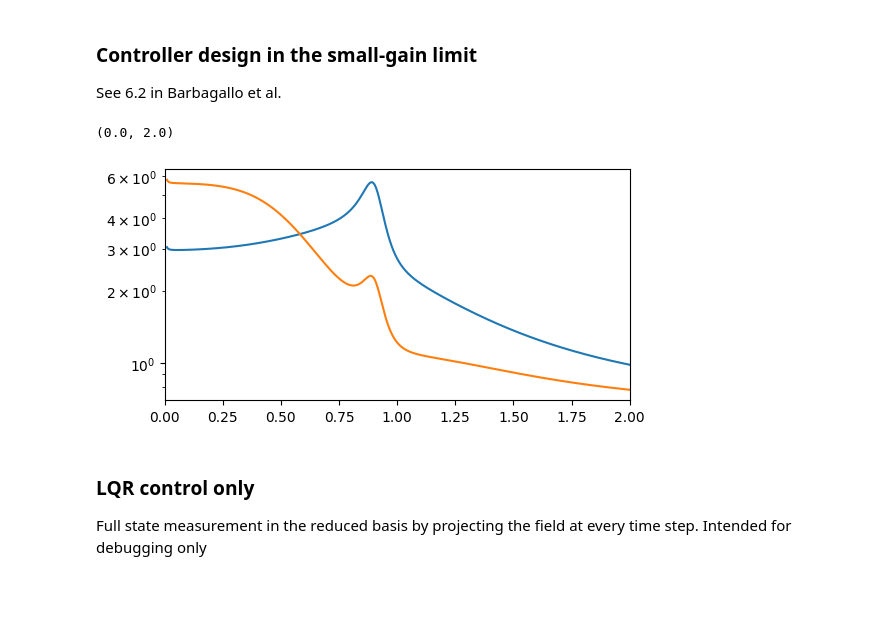
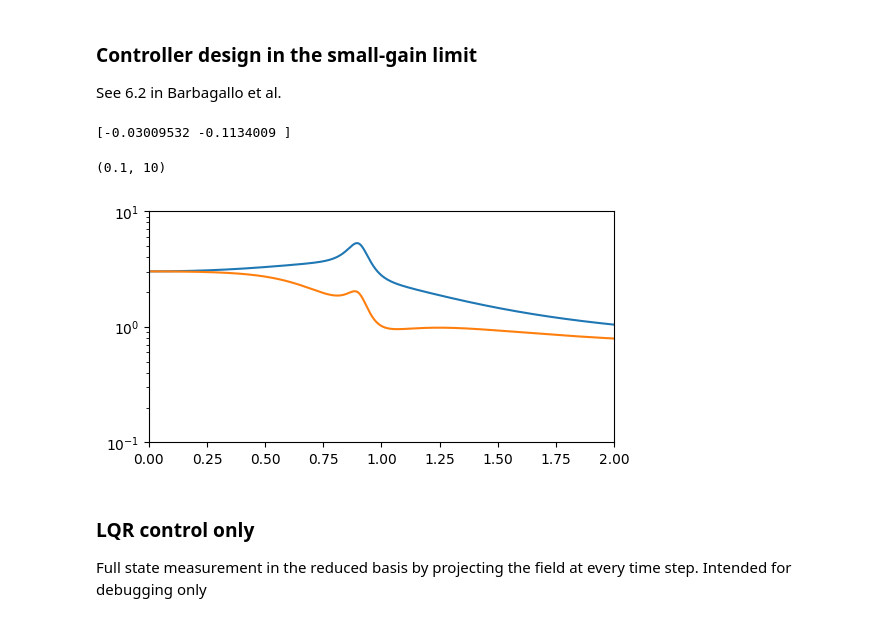
Before and after one commit to dynamicslab/hydrogym, a Jupyter notebook: examples/cylinder/model_reduction/bpod.ipynb, the cells around one changed output. Saved outputs shown, nothing was run; the diff lists cells and outputs as text; code cells hidden in the pictures; blank space fills up the shorter version.

Commit message:
Fix LQR for BPOD model

```diff
--- a/examples/cylinder/model_reduction/bpod.ipynb
+++ b/examples/cylinder/model_reduction/bpod.ipynb
@@ -177,7 +191,7 @@ ax[1].set_xlim([0, 20])
 V_bpod = []   # direct modes: X @ T.T @ S ** (-1/2)
 W_bpod = []   # adjoint modes: Y @ U @ S ** (-1/2)
 
-rs = 8  # Number of BPOD modes for stable subspace
+rs = 7  # Number of BPOD modes for stable subspace
 for i in range(rs):
     psi = fd.Function(flow.mixed_space)
     for j in range(m_d):
@@ -233,6 +243,22 @@ ax.grid()
+# %%
+# Au, Bu, Cu, Du, T = real_form(Ar[:ru, :ru].conj(), Br[:ru].conj(), Cr[:, :ru].conj(), Dr)
+# # Au, Bu, Cu, Du, T = real_form(Ar[:ru, :ru], Br[:ru], Cr[:, :ru], Dr)
+# A_hat = Ar.copy()
+# A_hat[:ru, :ru] = Au
+# B_hat = Br.copy()
+# B_hat[:ru] = Bu
+# C_hat = Cr.copy()
+# C_hat[:, :ru] = Cu
+# D_hat = Du
+# A_hat, B_hat, C_hat, D_hat = map(np.real, (A_hat, B_hat, C_hat, D_hat))
+
+
+# A_hat, B_hat, C_hat, D_hat, T_ = real_form(Ar.conj(), Br.conj(), Cr.conj(), Dr)
+
+A_hat, B_hat, C_hat, D_hat = Ar, Br, Cr, Dr
 # %%
 def H(s):
-    return Cr @ np.linalg.inv(s * np.eye(r) - Ar) @ Br + Dr
+    return C_hat @ np.linalg.inv(s * np.eye(r) - A_hat) @ B_hat + D_hat
 
 omega = 1j * np.linspace(0.01, 4.0, 1000)
 H_omega = np.array([H(s).ravel() for s in omega])
@@ -329,20 +347,36 @@ L[:ru, :] = Lu.T
+# %%
+m = 1
+p = 1
+
+# Approximate low-gain limit with large R matrix
+Q = np.eye(r)
+R = 1e8 * np.eye(m)
+K, _, E = control.lqr(A_hat, B_hat, Q, R)
+print(K[0, :2])
+# print(E)
+
+# Integral control on the actuation to drive the BC value to zero
+ki = 1e-1
+# %% [output]
+[-0.03009532 -0.1134009 ]
 # %%
 def H_cl(s):
-    return Cr @ np.linalg.inv(s * np.eye(r) - (Ar - Br @ K)) @ Br + Dr
+    return C_hat @ np.linalg.inv(s * np.eye(r) - (A_hat + B_hat @ K)) @ B_hat + D_hat
 
 # Plot the transfer function
 omega = 1j * np.linspace(0.01, 2.0, 1000)
 H_omega = np.array([H(s).ravel() for s in omega])
 H_cl_omega = np.array([H_cl(s).ravel() for s in omega])
 
 fig, ax = plt.subplots(1, 1, figsize=(6, 3), sharex=True)
 # ax.semilogy(freqs[:n//2], np.abs(CL_fft[:n//2]), 'k')
 ax.semilogy(omega.imag, np.abs(H_omega))
 ax.semilogy(omega.imag, np.abs(H_cl_omega))
 ax.set_xlim(0, 2)
+ax.set_ylim(0.1, 10)
 # %% [output]
-(0.0, 2.0)
+(0.1, 10)
-[figure, old version]
+[figure, new version]
 # %% [markdown]
 ### LQR control only
 
```
Also changed, not shown: parts of 18 cells of this notebook, 3 other files.
